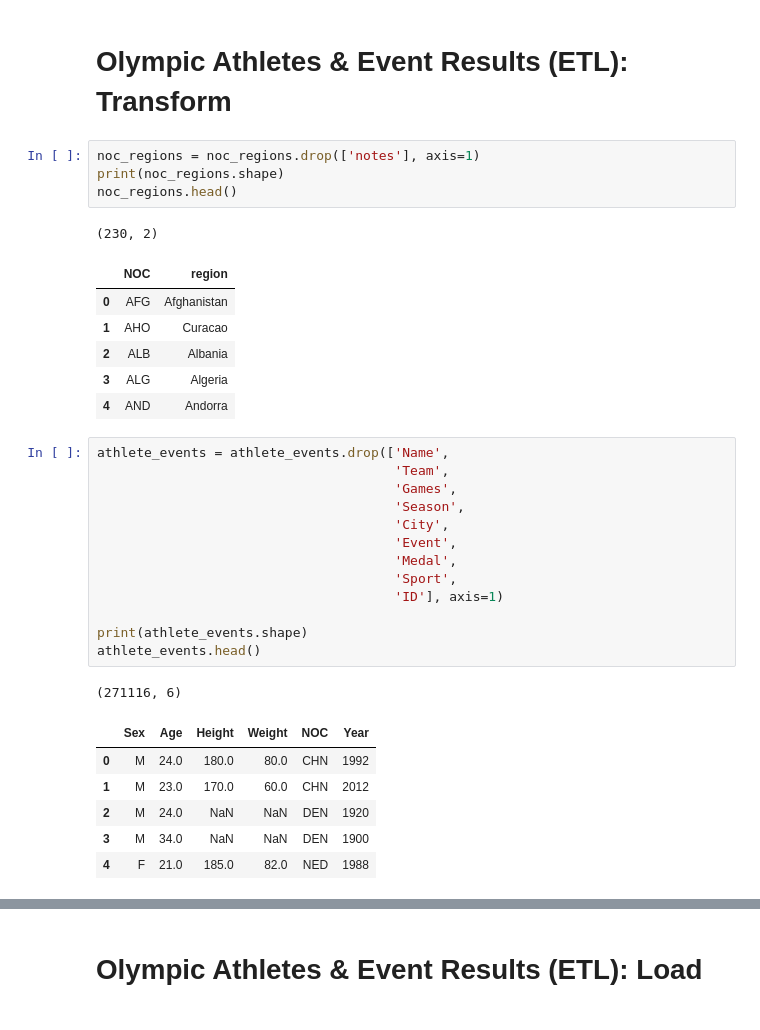
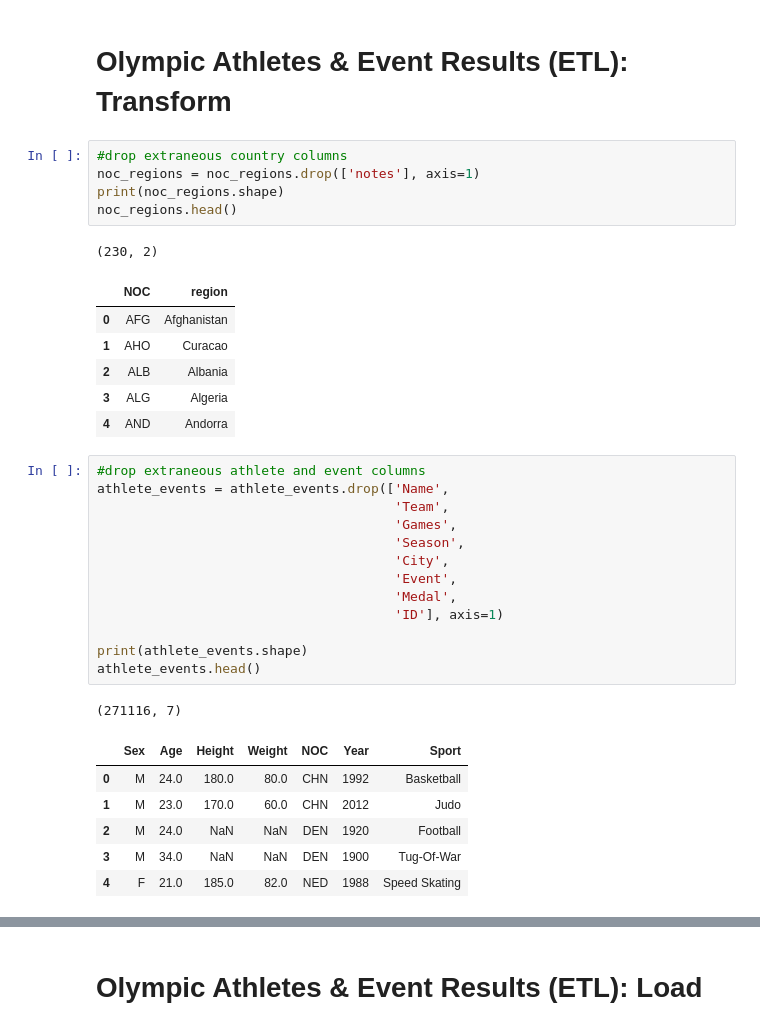
Before and after one commit to acdick/olympic_medal_count, a Jupyter notebook: Source/01_Athletes_and_Events.ipynb, the cells around one changed output, grey strips where cells are left out. Saved outputs shown, nothing was run; the diff lists cells and outputs as text.

```diff
--- a/Source/01_Athletes_and_Events.ipynb
+++ b/Source/01_Athletes_and_Events.ipynb
@@ -28,6 +30,7 @@ athlete_events.head()
 # %% [markdown]
 # Olympic Athletes & Event Results (ETL): Transform
 # %%
+#drop extraneous country columns
 noc_regions = noc_regions.drop(['notes'], axis=1)
 print(noc_regions.shape)
 noc_regions.head()
@@ -40,24 +43,24 @@ noc_regions.head()
 | 3 | ALG | Algeria |
 | 4 | AND | Andorra |
 # %%
+#drop extraneous athlete and event columns
 athlete_events = athlete_events.drop(['Name',
                                       'Team',
                                       'Games',
                                       'Season',
                                       'City',
                                       'Event',
                                       'Medal',
-                                      'Sport',
                                       'ID'], axis=1)
 
 print(athlete_events.shape)
 athlete_events.head()
 # %% [output]
-(271116, 6)
+(271116, 7)
-|  | Sex | Age | Height | Weight | NOC | Year |
-| 0 | M | 24.0 | 180.0 | 80.0 | CHN | 1992 |
-| 1 | M | 23.0 | 170.0 | 60.0 | CHN | 2012 |
-| 2 | M | 24.0 | NaN | NaN | DEN | 1920 |
-| 3 | M | 34.0 | NaN | NaN | DEN | 1900 |
-| 4 | F | 21.0 | 185.0 | 82.0 | NED | 1988 |
+|  | Sex | Age | Height | Weight | NOC | Year | Sport |
+| 0 | M | 24.0 | 180.0 | 80.0 | CHN | 1992 | Basketball |
+| 1 | M | 23.0 | 170.0 | 60.0 | CHN | 2012 | Judo |
+| 2 | M | 24.0 | NaN | NaN | DEN | 1920 | Football |
+| 3 | M | 34.0 | NaN | NaN | DEN | 1900 | Tug-Of-War |
+| 4 | F | 21.0 | 185.0 | 82.0 | NED | 1988 | Speed Skating |
 # %%
```
Also changed, not shown: parts of 10 cells of this notebook, 2 other files.
